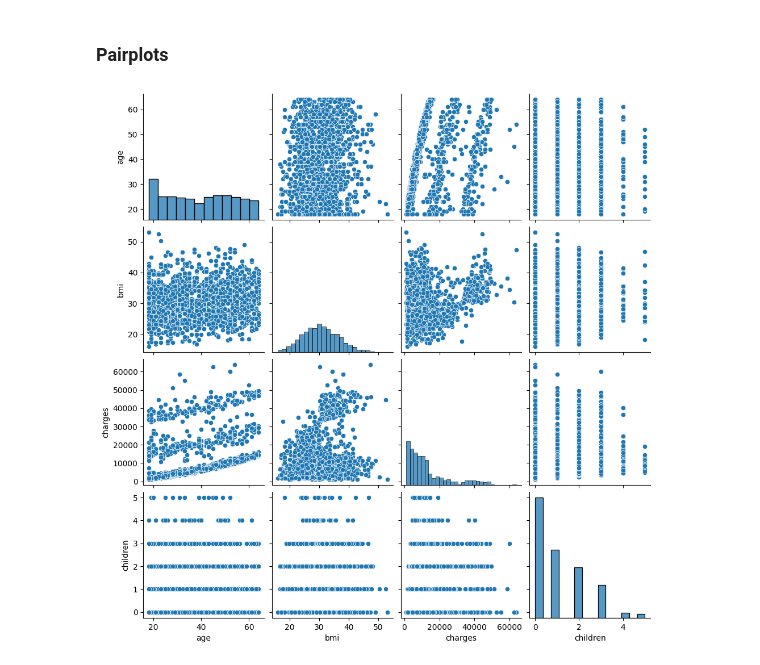
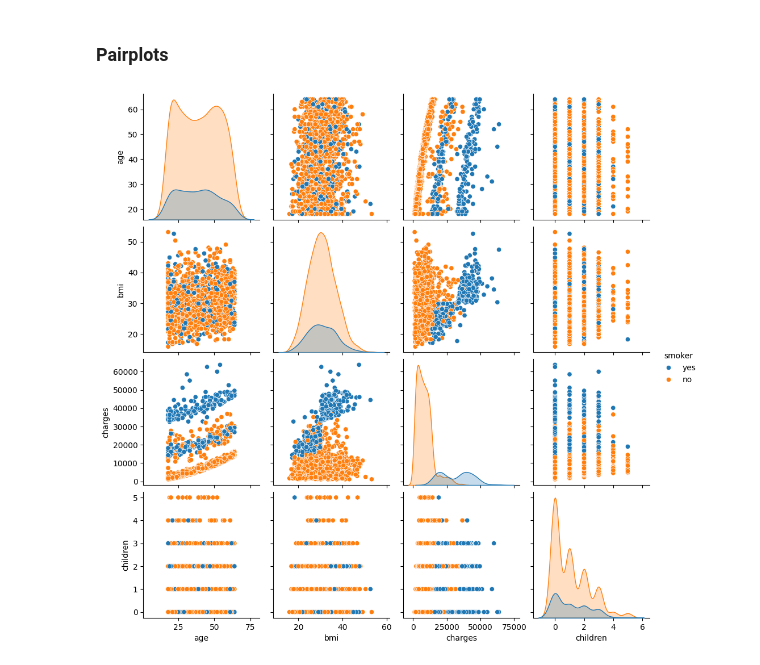
Before and after one commit to elmhmmd/Pr-dicteur-de-Charges-d-Assurance-Maladie, a Jupyter notebook: Assurance.ipynb, the cells around one changed output. Saved outputs shown, nothing was run; the diff lists cells and outputs as text; code cells hidden in the pictures.

```diff
--- a/Assurance.ipynb
+++ b/Assurance.ipynb
@@ -154,7 +154,7 @@ bmi       0.109272  0.012759  0.198341  1.000000
 # %% [markdown]
 ### Pairplots
 # %%
-sns.pairplot(df[['age', 'bmi', 'charges', 'children']])
+sns.pairplot(df[['age', 'bmi', 'charges', 'children', 'smoker']], hue='smoker')
 plt.show()
 # %% [output]
-[figure, old version]
+[figure, new version]
```
Also changed, not shown: parts of 18 cells of this notebook, 1 other file.
